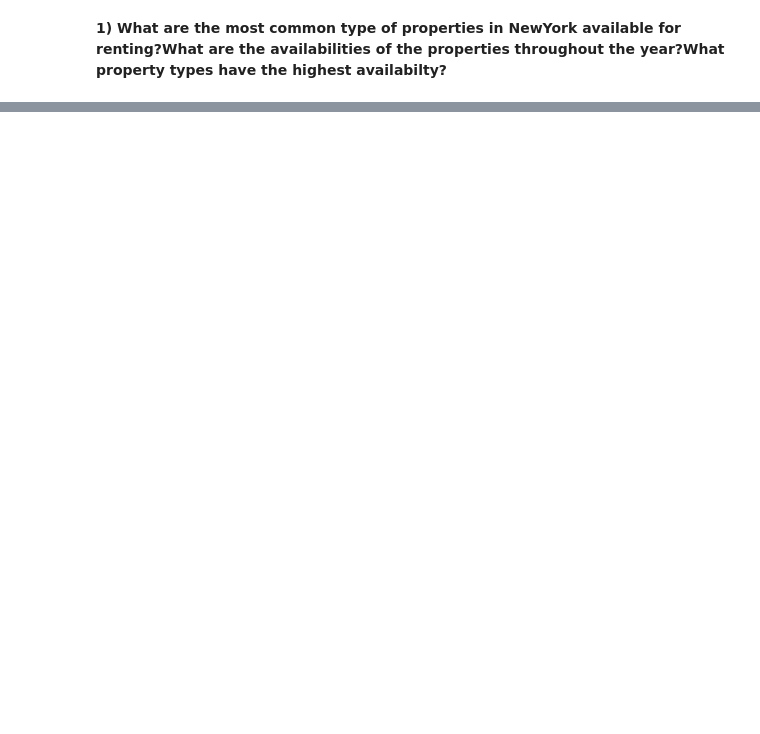
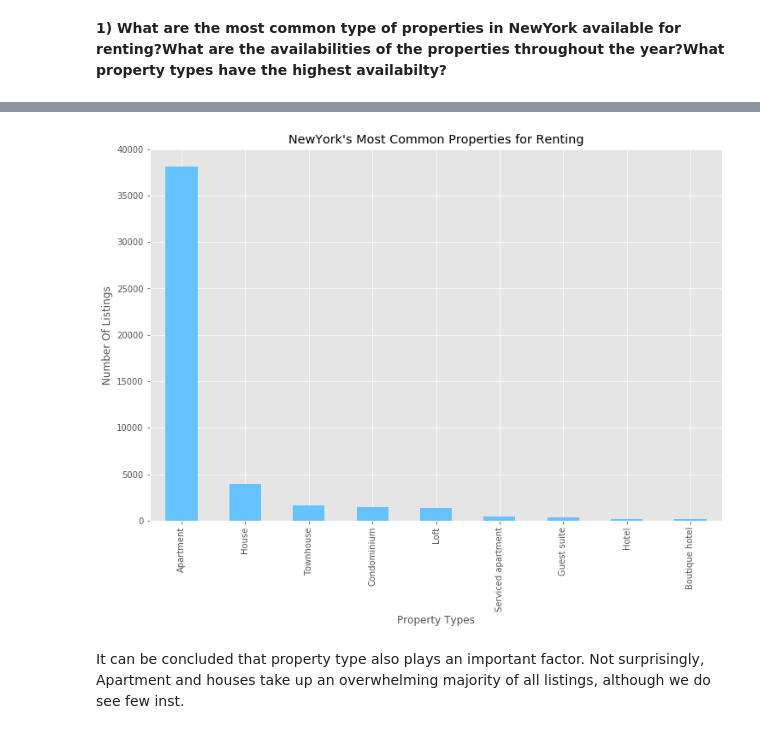
Before and after one commit to amitborkar98/AIRBNB-NewYork, a Jupyter notebook: analysis.ipynb, the cells around one changed output, grey strips where cells are left out. Cells and saved outputs as stored; diff of their text form; code cells hidden in the pictures; blank space fills up the shorter version.

```diff
--- a/analysis.ipynb
+++ b/analysis.ipynb
@@ -69,2 +96,6 @@ calendar.head()
 # %% [markdown]
 <b>1) What are the most common type of properties in NewYork available for renting?What are the availabilities of the properties throughout the year?What property types have the highest availabilty?</b>
+# %%
+#grouping property types by their id count and sorting them according in descing order
+common_properties=listings.groupby(['property_type']).count()['id'].reset_index().sort_values(ascending=False, by='id').head(9)
+common_properties
@@ -70,0 +113,17 @@ calendar.head()
+# %%
+#plotting the data of the table above
+plt.style.use('ggplot');
+
+common_properties.plot(kind='bar',
+           x='property_type',
+           y='id',
+           color = '#66c2ff',
+           figsize =(12,8),
+           title = "NewYork's Most Common Properties for Renting",
+           legend = False);
+plt.xlabel('Property Types')
+plt.ylabel('Number Of Listings');
+# %% [output]
+[figure, added]
+# %% [markdown]
+It can be concluded that property type also plays an important factor. Not surprisingly, Apartment and houses take up an overwhelming majority of all listings, although we do see few inst.
```
Also changed, not shown: parts of 7 cells of this notebook.
